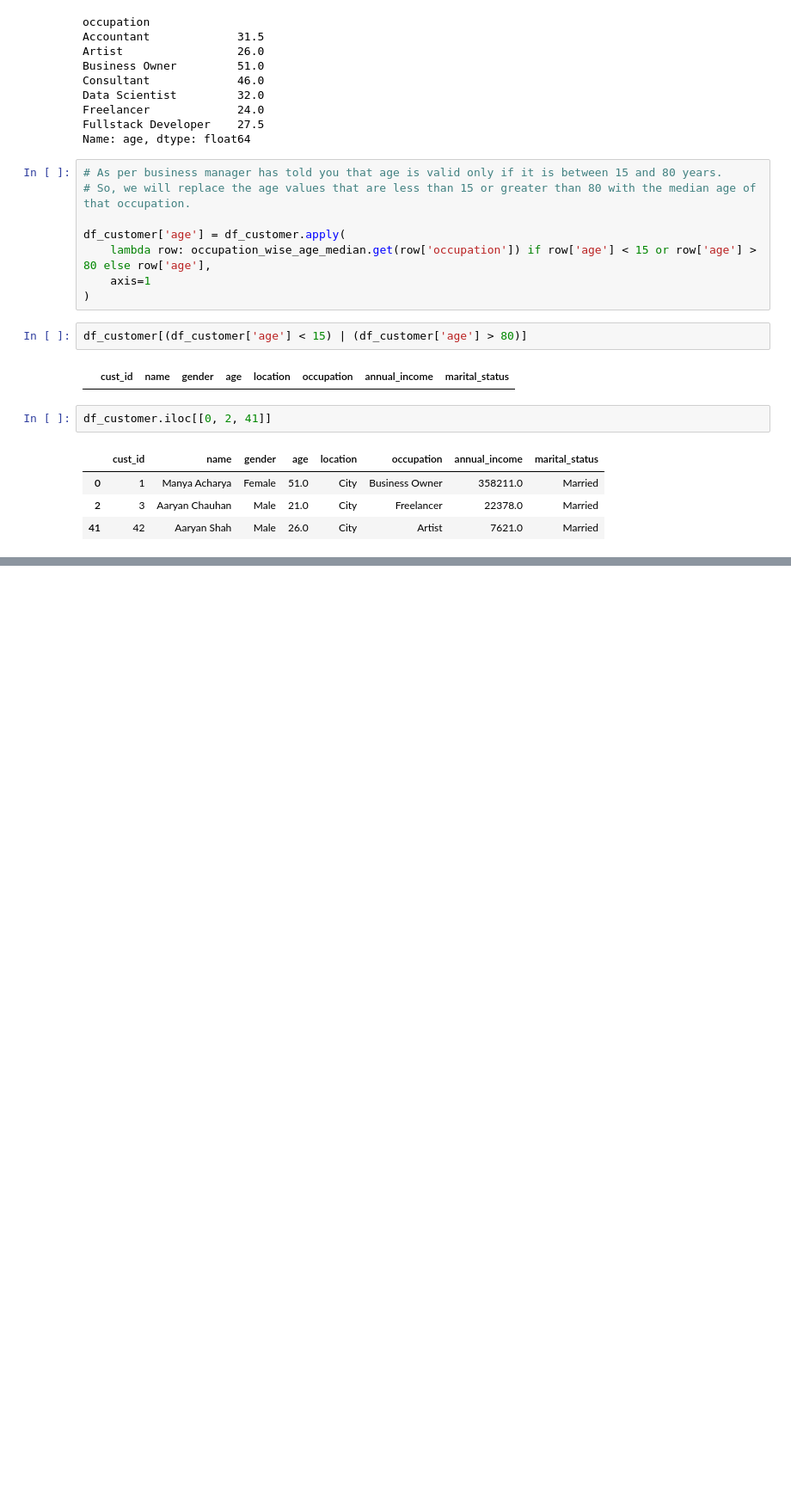
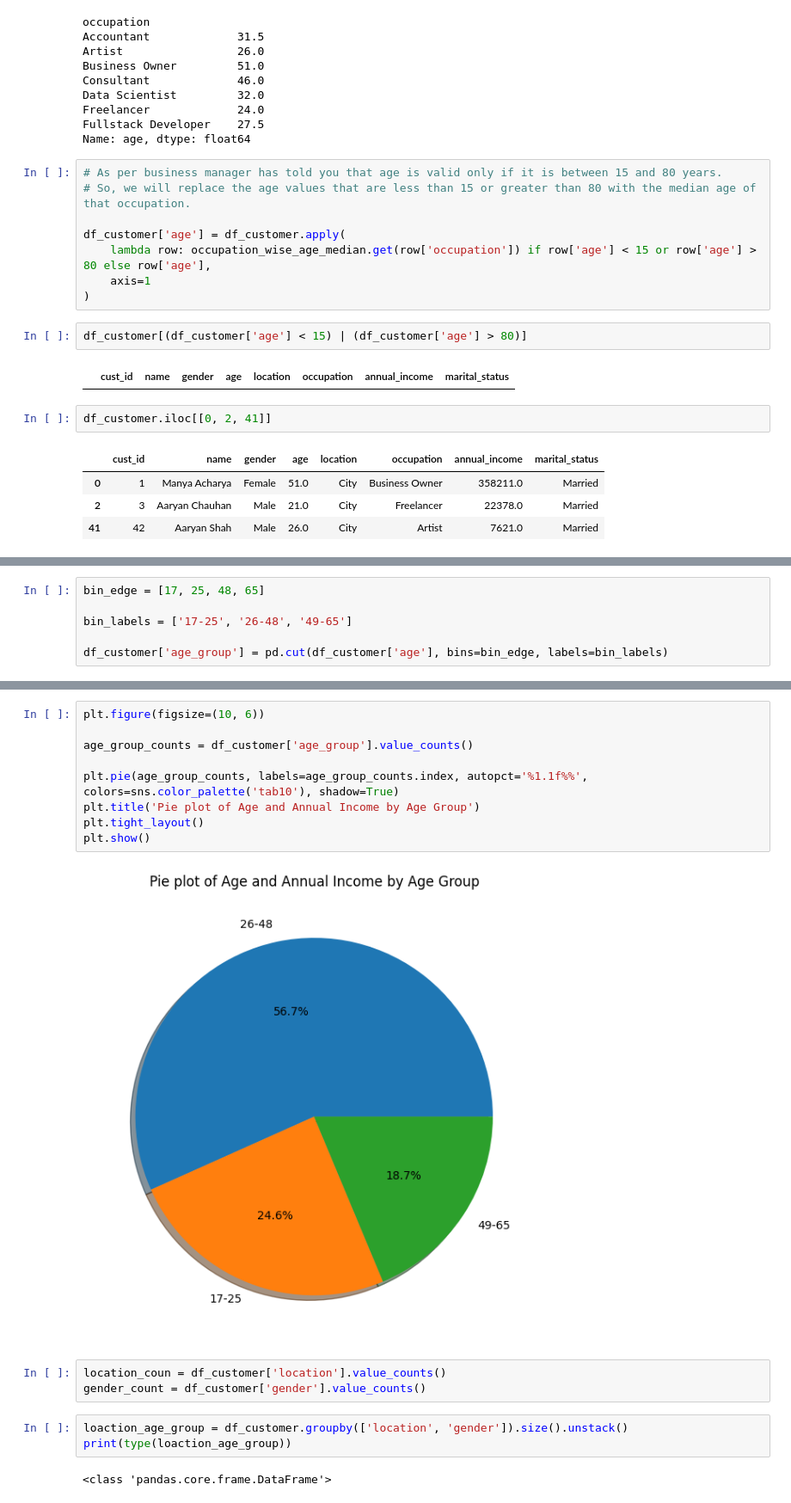
Before and after one commit to ashishjadhav123/Math-and-Statistics-DS, a Jupyter notebook: Project/Phase 1 - Find Target Market/Phase1_AtliQo_Bank.ipynb, the cells around one changed output, grey strips where cells are left out. Shown at 86% size. Cells and saved outputs as stored; diff of their text form; blank space fills up the shorter version.

Commit message:
Data Visualization: Age, Gender, Location 13-07-2025

```diff
--- a/Project/Phase 1 - Find Target Market/Phase1_AtliQo_Bank.ipynb
+++ b/Project/Phase 1 - Find Target Market/Phase1_AtliQo_Bank.ipynb
@@ -373,0 +379,6 @@ df_customer.iloc[[0, 2, 41]]
+# %%
+bin_edge = [17, 25, 48, 65]
+
+bin_labels = ['17-25', '26-48', '49-65']
+
+df_customer['age_group'] = pd.cut(df_customer['age'], bins=bin_edge, labels=bin_labels)
@@ -373,0 +394,19 @@ df_customer.iloc[[0, 2, 41]]
+# %%
+plt.figure(figsize=(10, 6))
+
+age_group_counts = df_customer['age_group'].value_counts()
+
+plt.pie(age_group_counts, labels=age_group_counts.index, autopct='%1.1f%%', colors=sns.color_palette('tab10'), shadow=True)
+plt.title('Pie plot of Age and Annual Income by Age Group')
+plt.tight_layout()
+plt.show()
+# %% [output]
+[figure, added]
+# %%
+location_coun = df_customer['location'].value_counts()
+gender_count = df_customer['gender'].value_counts()
+# %%
+loaction_age_group = df_customer.groupby(['location', 'gender']).size().unstack()
+print(type(loaction_age_group))
+# %% [output]
+<class 'pandas.core.frame.DataFrame'>
```
Also changed, not shown: parts of 6 cells of this notebook.
